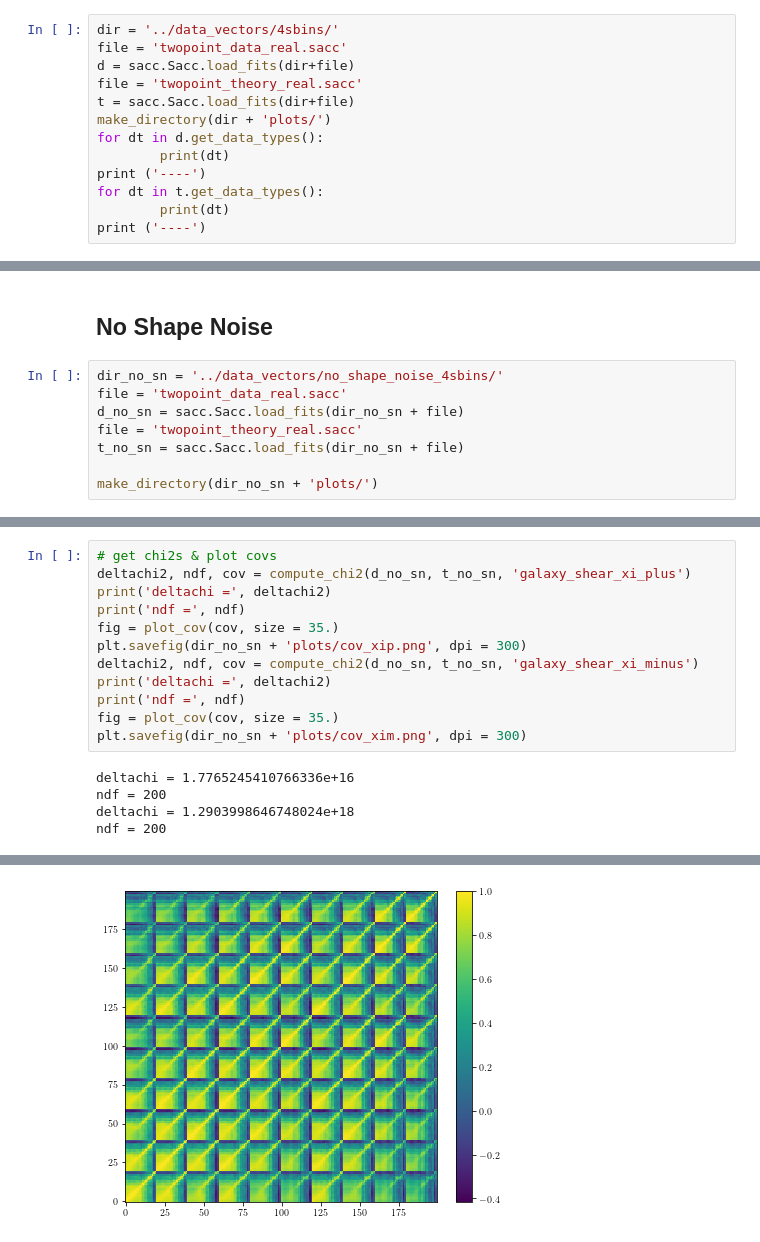
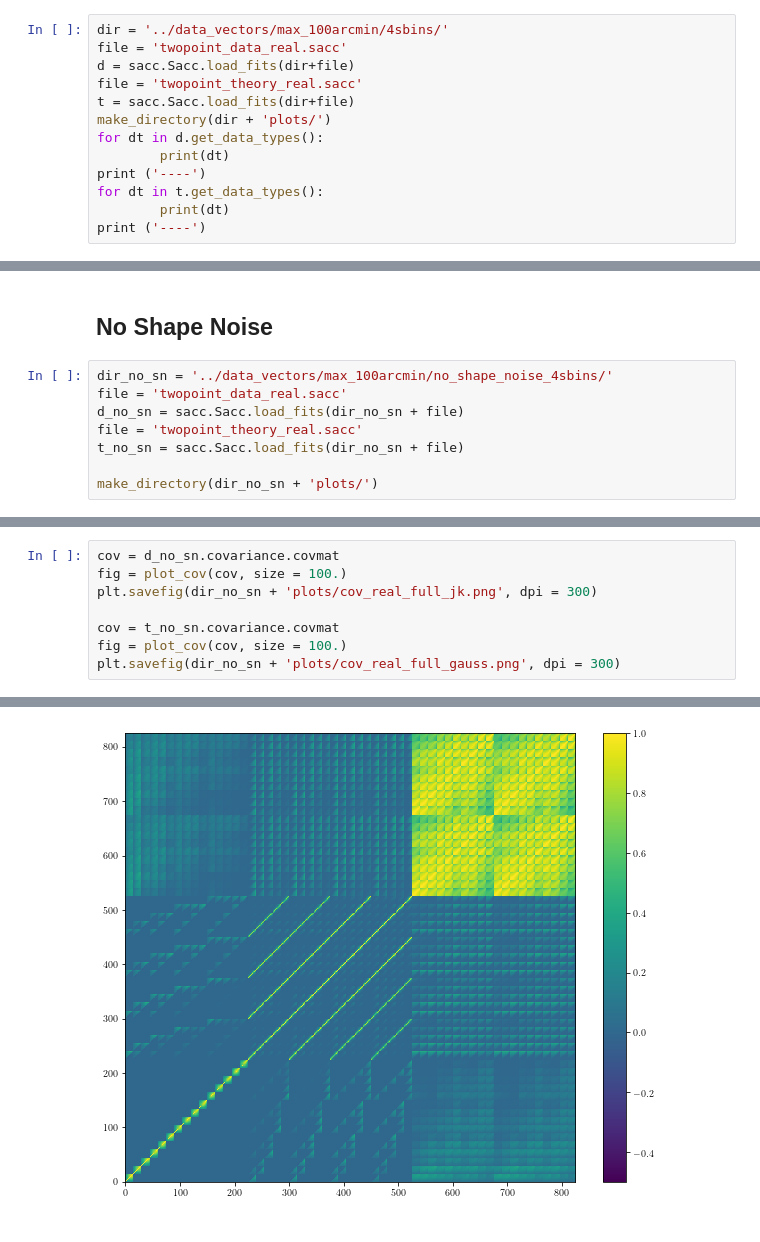
Before and after one commit to LSSTDESC/txpipe-cosmodc2, a Jupyter notebook: notebooks/plot_datavector_real.ipynb, the cells around one changed output, grey strips where cells are left out. Saved outputs shown, nothing was run; the diff lists cells and outputs as text.

```diff
--- a/notebooks/plot_datavector_real.ipynb
+++ b/notebooks/plot_datavector_real.ipynb
@@ -130,7 +214,7 @@ def plot_cov(cov, size):
 # %% [markdown]
 ## With shape noise run
 # %%
-dir = '../data_vectors/4sbins/'
+dir = '../data_vectors/max_100arcmin/4sbins/'
 file = 'twopoint_data_real.sacc'
 d = sacc.Sacc.load_fits(dir+file)
 file = 'twopoint_theory_real.sacc'
@@ -201,7 +346,7 @@ plt.savefig(dir + 'plots/cov_real_full.png', dpi = 300)
 # %% [markdown]
 ## No Shape Noise
 # %%
-dir_no_sn = '../data_vectors/no_shape_noise_4sbins/'
+dir_no_sn = '../data_vectors/max_100arcmin/no_shape_noise_4sbins/'
 file = 'twopoint_data_real.sacc'
 d_no_sn = sacc.Sacc.load_fits(dir_no_sn + file)
 file = 'twopoint_theory_real.sacc'
@@ -211,17 +454,9 @@ make_directory(dir_no_sn + 'plots/')
 # %%
-# get chi2s & plot covs
-deltachi2, ndf, cov = compute_chi2(d_no_sn, t_no_sn, 'galaxy_shear_xi_plus')
-print('deltachi =', deltachi2)
-print('ndf =', ndf)
-fig = plot_cov(cov, size = 35.)
-plt.savefig(dir_no_sn + 'plots/cov_xip.png', dpi = 300)
-deltachi2, ndf, cov = compute_chi2(d_no_sn, t_no_sn, 'galaxy_shear_xi_minus')
-print('deltachi =', deltachi2)
-print('ndf =', ndf)
-fig = plot_cov(cov, size = 35.)
-plt.savefig(dir_no_sn + 'plots/cov_xim.png', dpi = 300)
+cov = d_no_sn.covariance.covmat
+fig = plot_cov(cov, size = 100.)
+plt.savefig(dir_no_sn + 'plots/cov_real_full_jk.png', dpi = 300)
+
+cov = t_no_sn.covariance.covmat
+fig = plot_cov(cov, size = 100.)
+plt.savefig(dir_no_sn + 'plots/cov_real_full_gauss.png', dpi = 300)
 # %% [output]
-deltachi = 1.7765245410766336e+16
-ndf = 200
-deltachi = 1.2903998646748024e+18
-ndf = 200
@@ -229 +464 @@ ndf = 200
-[figure, old version]
+[figure, new version]
```
Also changed, not shown: parts of 22 cells of this notebook, 34 other files.
